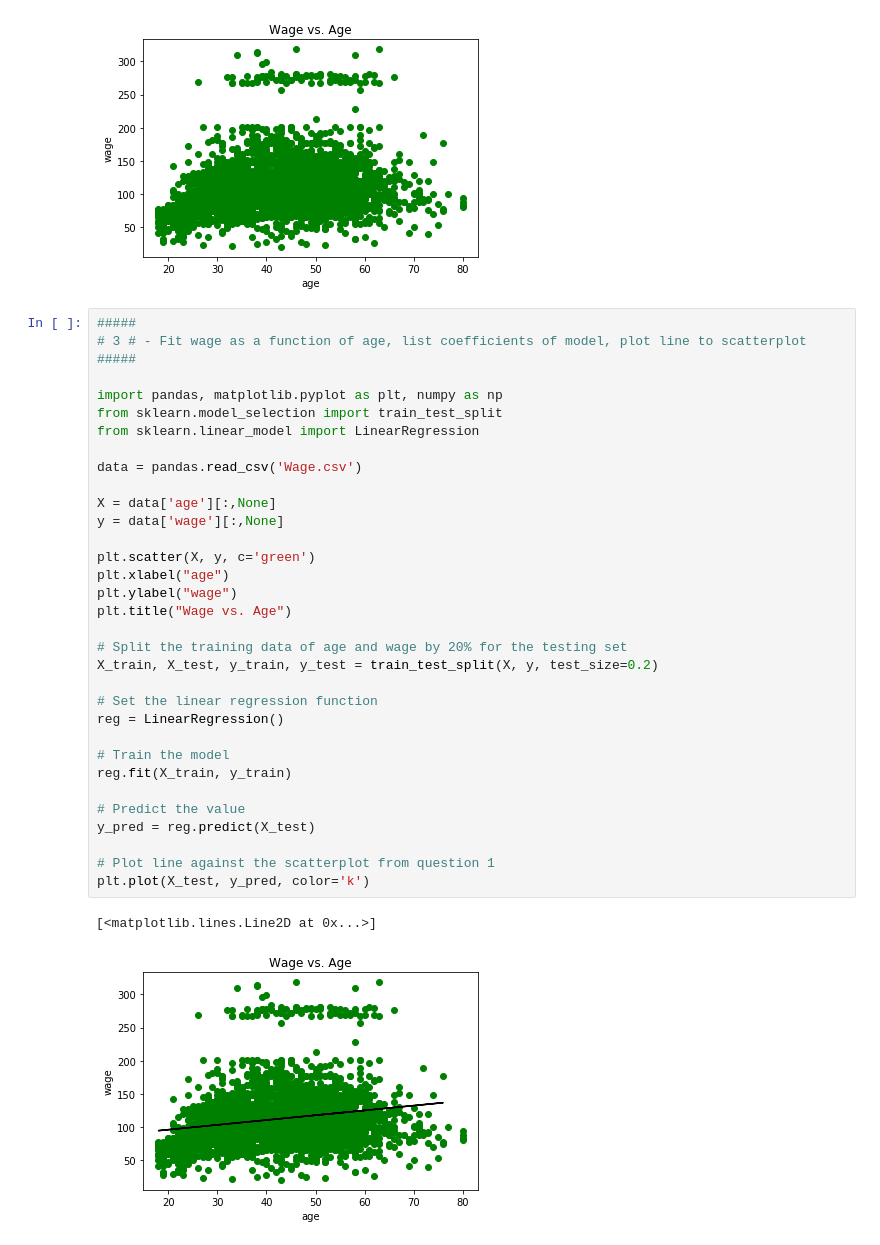
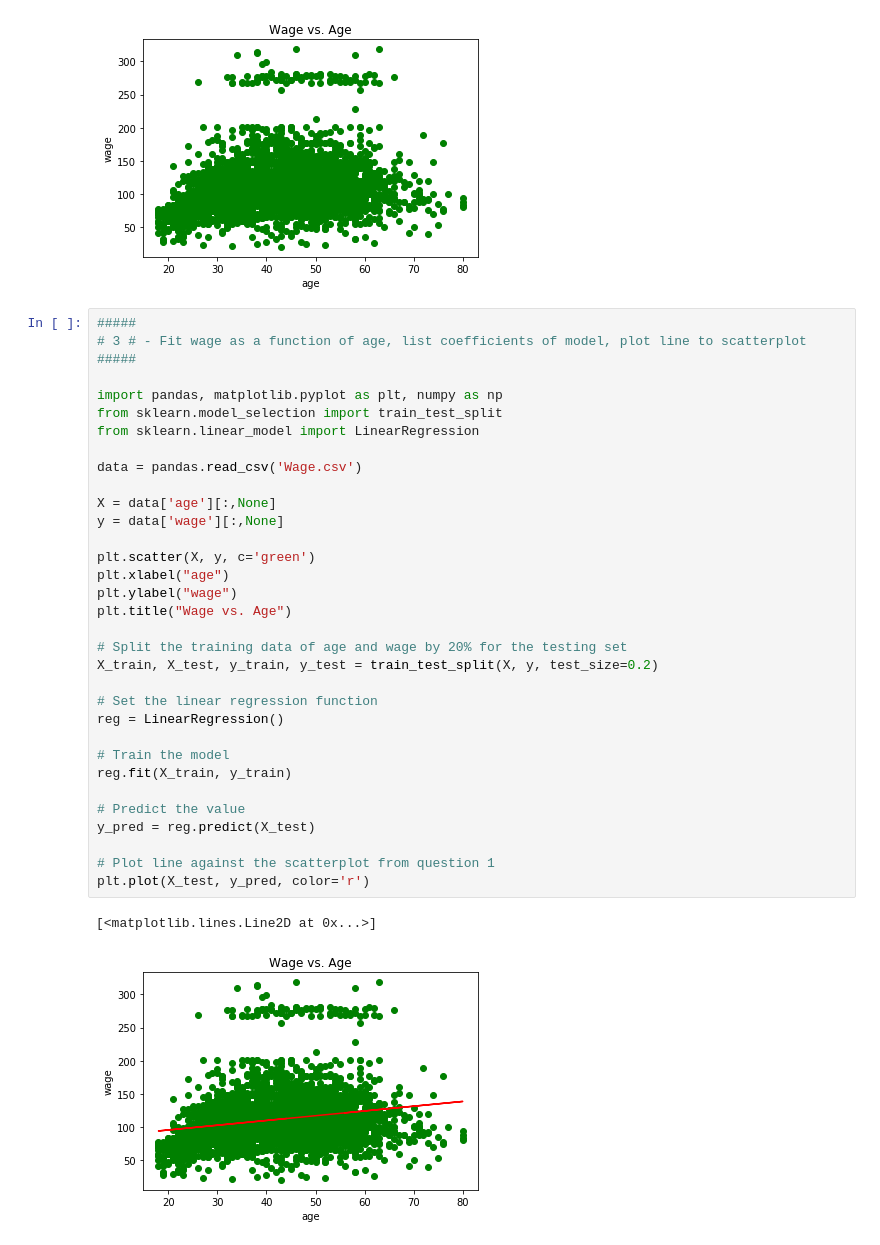
Before and after one commit to abtruong/machinelearning, a Jupyter notebook: Project 2/project2.ipynb, the cells around one changed output. Cells and saved outputs as stored; diff of their text form.

```diff
--- a/Project 2/project2.ipynb
+++ b/Project 2/project2.ipynb
@@ -84,32 +84,32 @@ for the training set (n=2400) and the testing set (n=600).
 
 import pandas, matplotlib.pyplot as plt, numpy as np
 from sklearn.model_selection import train_test_split
 from sklearn.linear_model import LinearRegression
 
 data = pandas.read_csv('Wage.csv')
 
 X = data['age'][:,None]
 y = data['wage'][:,None]
 
 plt.scatter(X, y, c='green')
 plt.xlabel("age")
 plt.ylabel("wage")
 plt.title("Wage vs. Age")
 
 # Split the training data of age and wage by 20% for the testing set
 X_train, X_test, y_train, y_test = train_test_split(X, y, test_size=0.2)
 
 # Set the linear regression function
 reg = LinearRegression()
 
 # Train the model
 reg.fit(X_train, y_train)
 
 # Predict the value
 y_pred = reg.predict(X_test)
 
 # Plot line against the scatterplot from question 1
-plt.plot(X_test, y_pred, color='k')
+plt.plot(X_test, y_pred, color='r')
 # %% [output]
 [<matplotlib.lines.Line2D at 0x...>]
-[figure, old version]
+[figure, new version]
```
Also changed, not shown: parts of 3 cells of this notebook.
